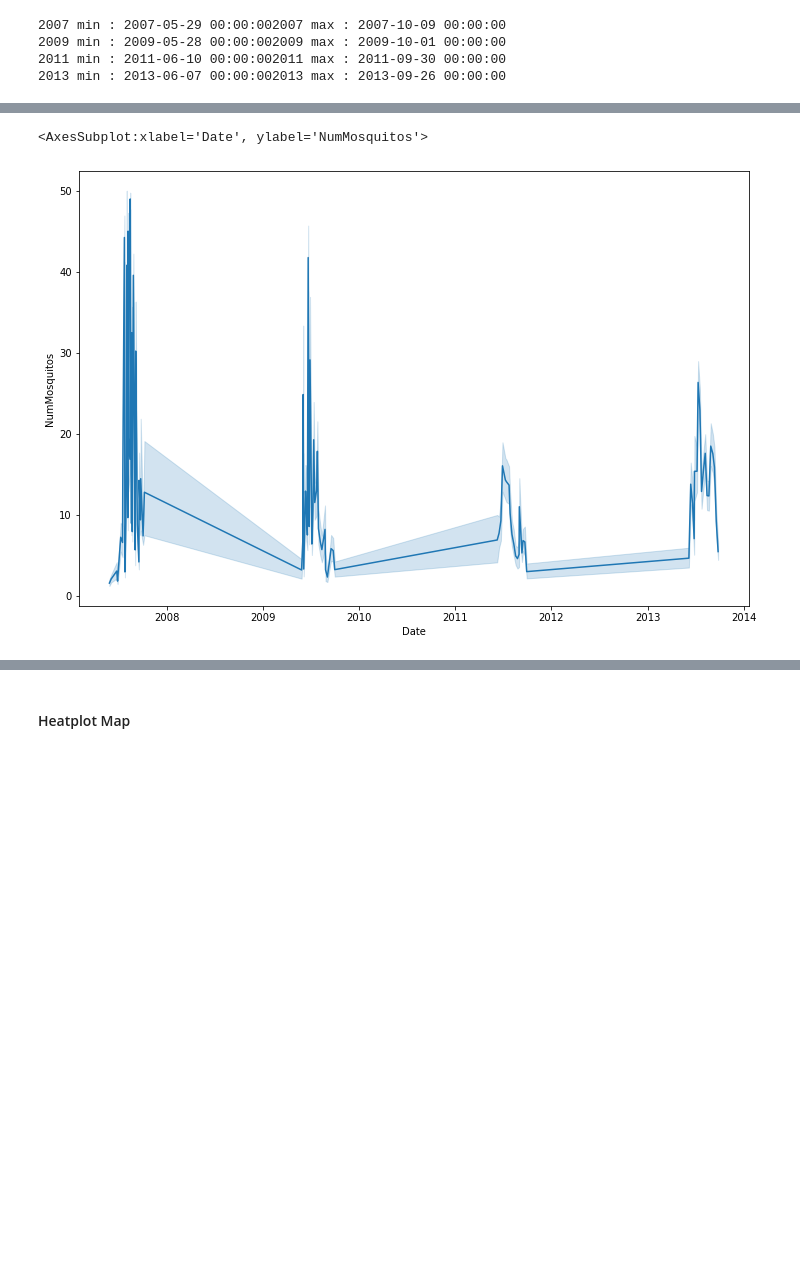
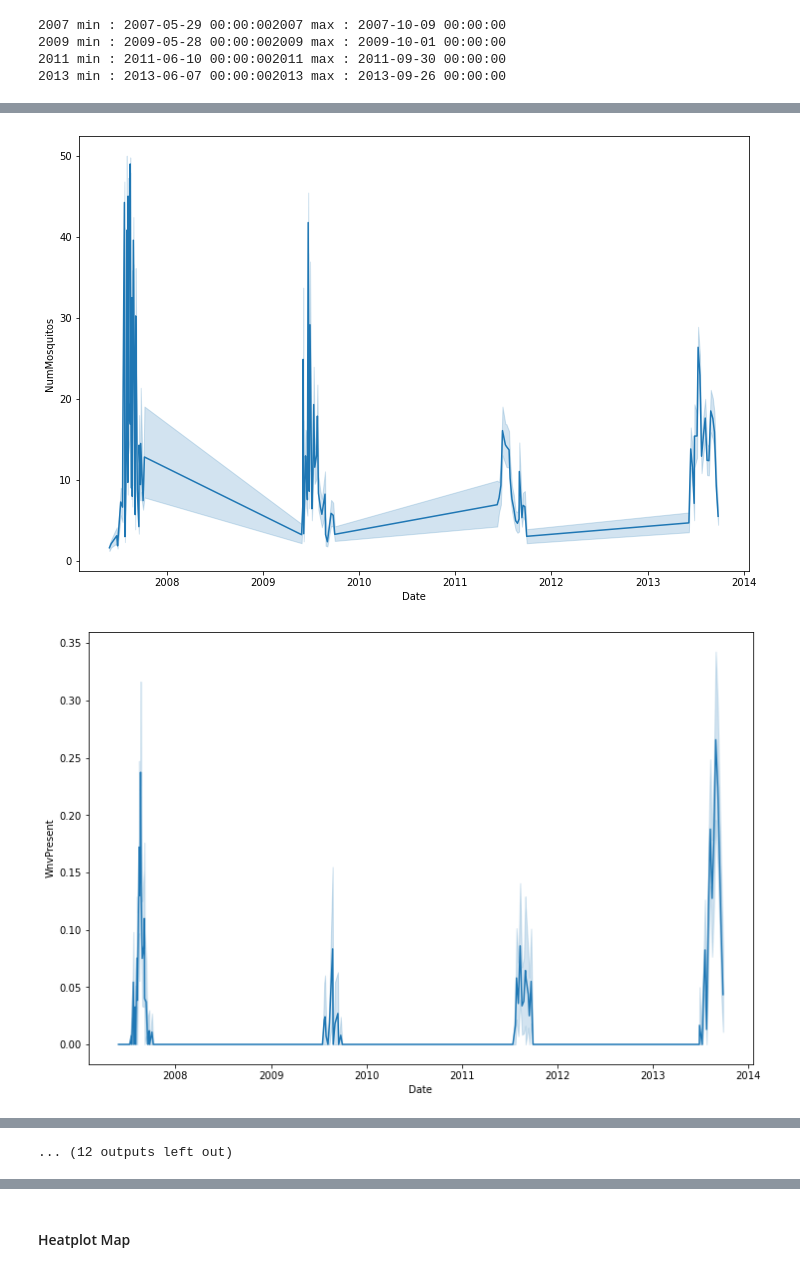
Before and after one commit to eeshawn11/DSI33-Project4, a Jupyter notebook: code/clean_1.ipynb, the cells around one changed output, grey strips where cells are left out. Cells and saved outputs as stored; diff of their text form; code cells hidden in the pictures; blank space fills up the shorter version.

```diff
--- a/code/clean_1.ipynb
+++ b/code/clean_1.ipynb
@@ -795,0 +861,4 @@ df_merged.to_csv('../assets/df_merge.csv', index=False)
+# %%
+df_test_final = df_test.drop(["Id","Address","Block","Street","AddressNumberAndStreet"],axis =1)
+# %%
+df_test_final["Date"] = pd.to_datetime(df_test_final["Date"])
@@ -795,0 +878,4 @@ df_merged.to_csv('../assets/df_merge.csv', index=False)
+# %%
+# creating Station column for df_train
+df_test_final["Station"] = df_test_final["Latitude"]
+df_test_final.info()
@@ -795,0 +897,7 @@ df_merged.to_csv('../assets/df_merge.csv', index=False)
+# %%
+# creating Station column for df_train
+for i in range(0,len(df_test_final)):
+    if df_test_final.iloc[i,3] >= 41.87548:
+        df_test_final.iloc[i,6] = 1
+    else:
+        df_test_final.iloc[i,6] = 2
@@ -1287,4 +1444,7 @@ memory usage: 2.3+ MB
 # %%
-plt.figure(figsize=(12,8))
-sns.lineplot(data=df_merged, x=df_merged["Date"], y=df_merged["NumMosquitos"], palette="rainbow")
+for i in df_merged.iloc[:,range(6,30)].columns:
+    plt.figure(figsize=(12,8))
+    sns.lineplot(data=df_merged, x=df_merged["Date"], y=df_merged[i], palette="rainbow")
 # %% [output]
+[figure]
+[figure, added]
@@ -1291,2 +1461 @@ sns.lineplot(data=df_merged, x=df_merged["Date"], y=df_merged["NumMosquitos"], p
-<AxesSubplot:xlabel='Date', ylabel='NumMosquitos'>
+... (12 outputs left out)
-[figure]
```
Also changed, not shown: parts of 42 cells of this notebook, 3 other files.
